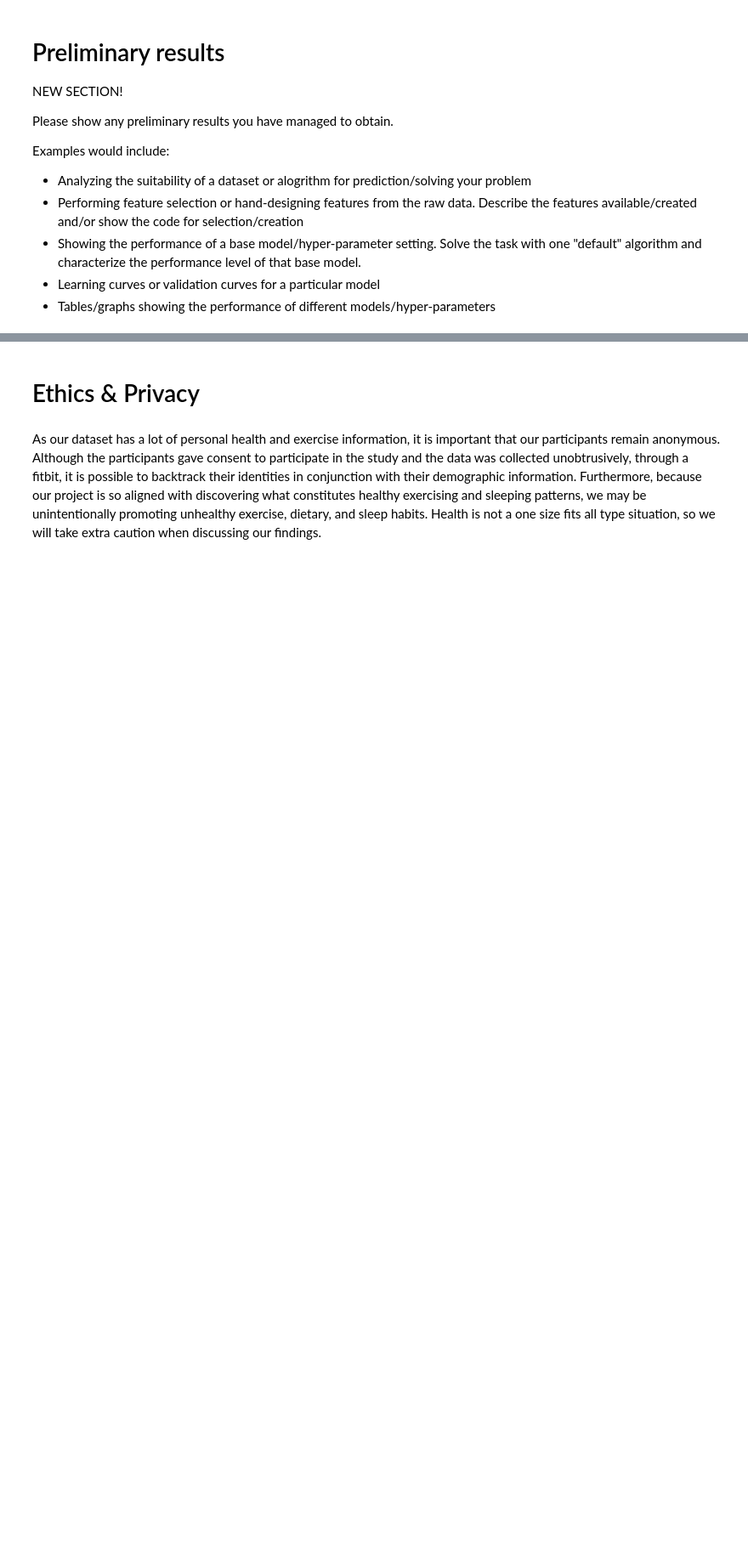
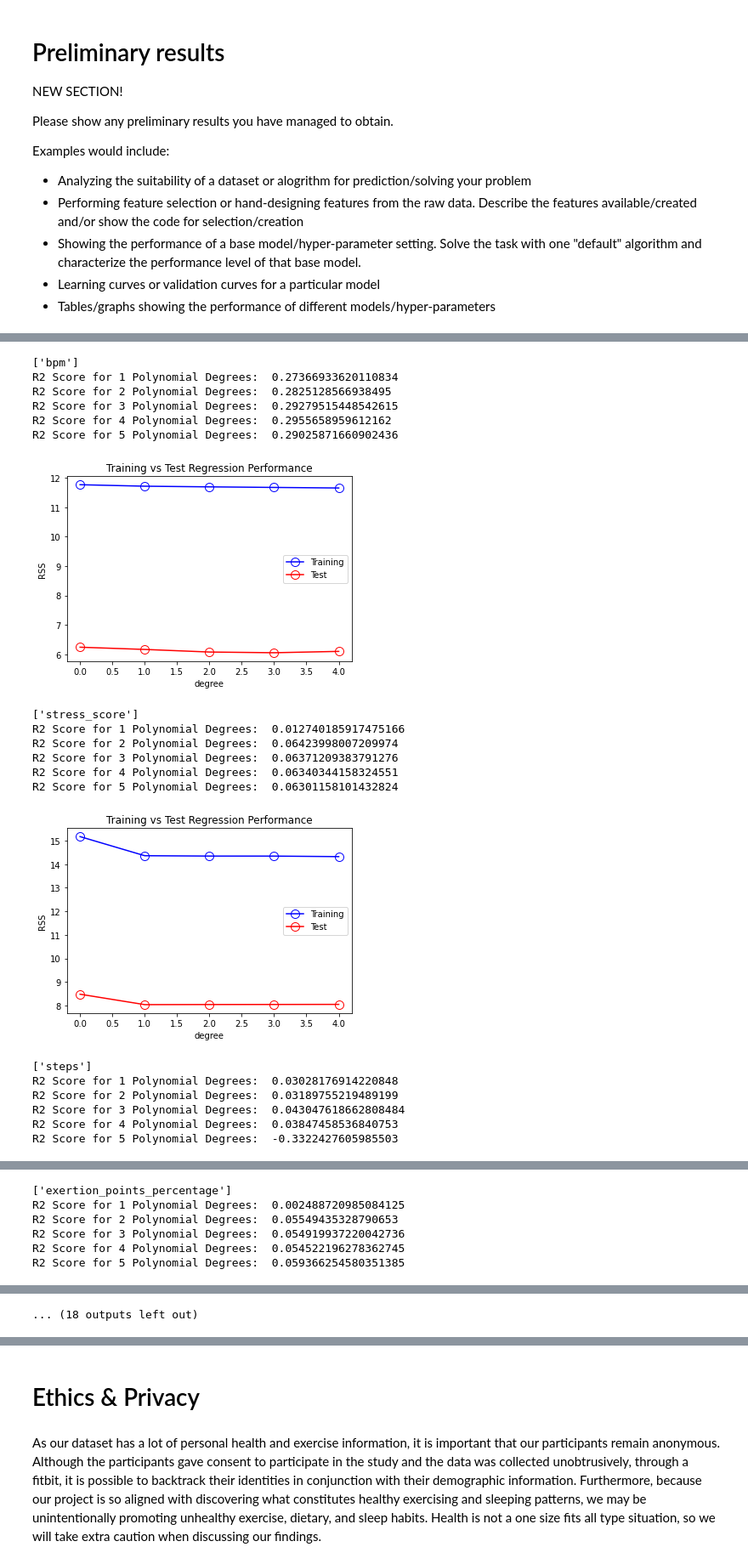
Before and after one commit to COGS118A/Group000-Wi23, a Jupyter notebook: CheckpointGroup000-Wi23.ipynb, the cells around one changed output, grey strips where cells are left out. Shown: that part at 85% size. Cells and saved outputs as stored; diff of their text form; code cells hidden in the pictures; blank space fills up the shorter version.

```diff
--- a/CheckpointGroup000-Wi23.ipynb
+++ b/CheckpointGroup000-Wi23.ipynb
@@ -252,0 +273,71 @@ NameError: name 'y_predict' is not defined
+# %%
+# Test model performance at closely predicting sleep quality according to the number of REM sleep hours each subject had.
+
+# Test according to all 15 possible combinations of the four exercise-related metrics, from 1 metric to 4
+
+for i in range(1, 5):
+
+    cols = list(itertools.combinations(['bpm', 'stress_score', 'steps', 'exertion_points_percentage'], i))
+
+    for j in range(len(cols)):
+        cols[j] = list(cols[j])
+
+
+    for category in cols:
+
+        print(category)
+
+        training_errors = []
+        validation_errors = []
+
+        temp = df[['bpm', 'stress_score', 'steps', 'exertion_points_percentage', 'nremhr']].dropna()
+        X = temp[category].to_numpy()
+        # X = temp.stress_score
+
+        y = temp['nremhr'].to_numpy()
+
+        x_train, x_test, y_train, y_test = train_test_split(X, y, test_size=0.4, random_state=42)
+
+        # Iterate over possible degree hyperparameter values to find optimal regression classifier
+        for i in range(1, 6):
+            poly = PolynomialFeatures(i)
+            X_train = poly.fit_transform(x_train)
+            X_test = poly.fit_transform(x_test)
+
+            model = LinearRegression(fit_intercept=False)
+            model.fit(X_train, y_train)
+
+            training_errors.append(lossf(model.predict(X_train), y_train))
+            validation_errors.append(lossf(model.predict(X_test), y_test ))
+
+            # Print R2 score corresponding to each tested degree for the current model
+            print("R2 Score for", i, "Polynomial Degrees: ", r2_score(y_test, model.predict(X_test)))
+
+        plt.plot(training_errors, 'o-', mfc="none", mec="b", ms=10, c="b", label="Training")
+        plt.plot(validation_errors, 'o-', mfc="none", mec="r", ms=10, c="r", label="Test")
+        plt.legend()
+        plt.xlabel("degree")
+        plt.ylabel(lossf.__name__.upper())
+        plt.title('Training vs Test Regression Performance')
+        plt.show()
+# %% [output]
+['bpm']
+R2 Score for 1 Polynomial Degrees:  0.27366933620110834
+R2 Score for 2 Polynomial Degrees:  0.2825128566938495
+R2 Score for 3 Polynomial Degrees:  0.29279515448542615
+R2 Score for 4 Polynomial Degrees:  0.2955658959612162
+R2 Score for 5 Polynomial Degrees:  0.29025871660902436
+[figure, added]
+['stress_score']
+R2 Score for 1 Polynomial Degrees:  0.012740185917475166
+R2 Score for 2 Polynomial Degrees:  0.06423998007209974
+R2 Score for 3 Polynomial Degrees:  0.06371209383791276
+R2 Score for 4 Polynomial Degrees:  0.06340344158324551
+R2 Score for 5 Polynomial Degrees:  0.06301158101432824
+[figure, added]
+['steps']
+R2 Score for 1 Polynomial Degrees:  0.03028176914220848
+R2 Score for 2 Polynomial Degrees:  0.03189755219489199
+R2 Score for 3 Polynomial Degrees:  0.043047618662808484
+R2 Score for 4 Polynomial Degrees:  0.03847458536840753
+R2 Score for 5 Polynomial Degrees:  -0.3322427605985503
@@ -252,0 +345,6 @@ NameError: name 'y_predict' is not defined
+['exertion_points_percentage']
+R2 Score for 1 Polynomial Degrees:  0.002488720985084125
+R2 Score for 2 Polynomial Degrees:  0.05549435328790653
+R2 Score for 3 Polynomial Degrees:  0.054919937220042736
+R2 Score for 4 Polynomial Degrees:  0.054522196278362745
+R2 Score for 5 Polynomial Degrees:  0.059366254580351385
@@ -252,0 +366 @@ NameError: name 'y_predict' is not defined
+... (18 outputs left out)
```
Also changed, not shown: parts of 14 cells of this notebook.
